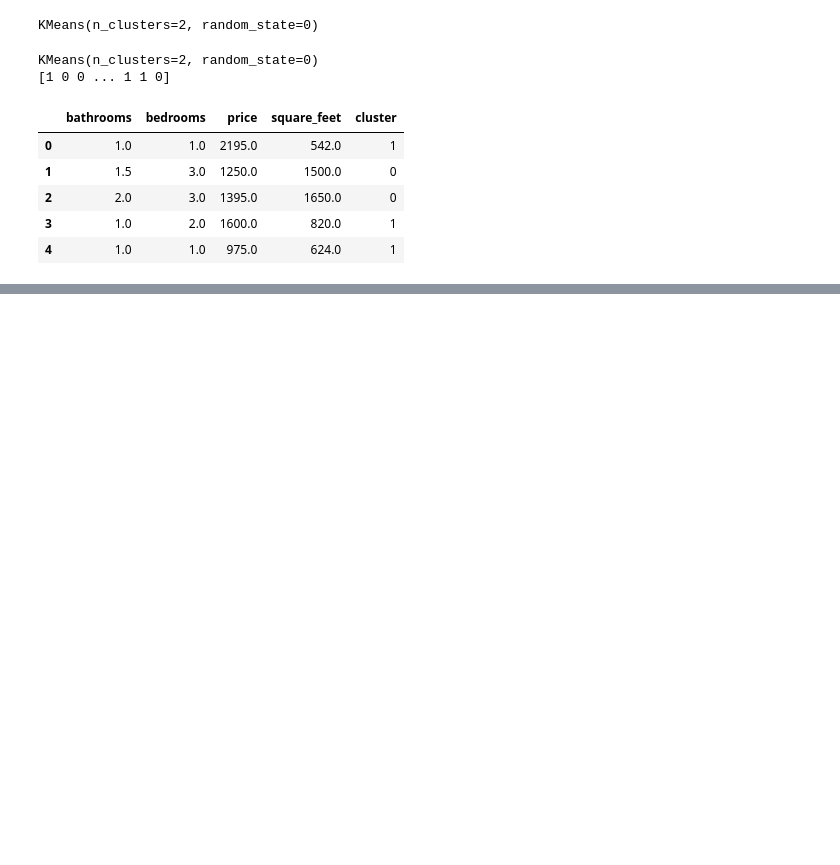
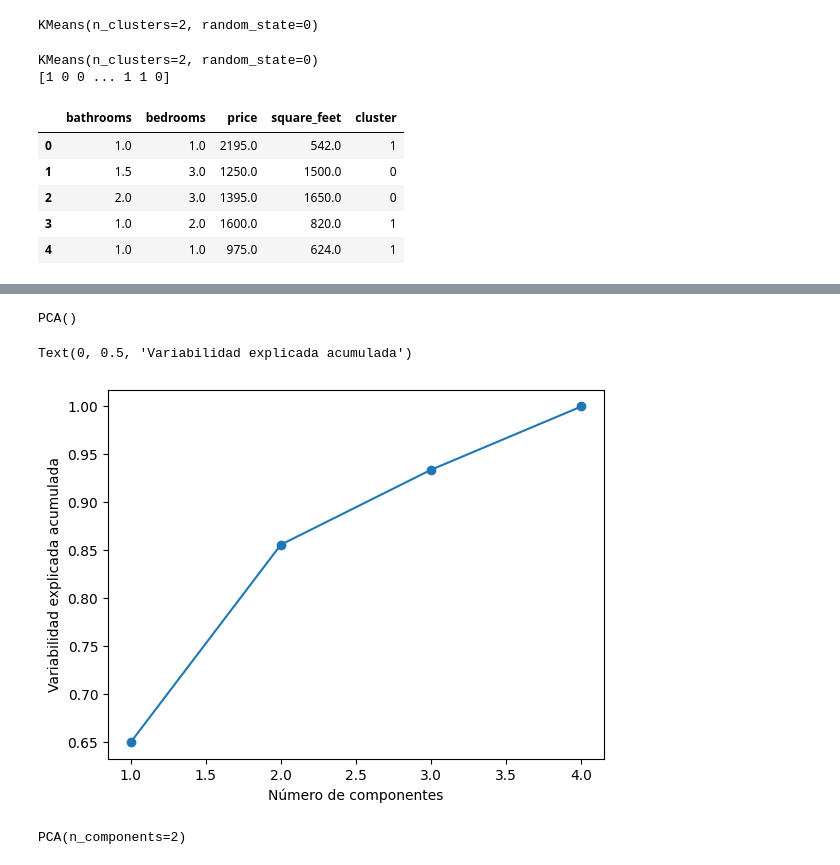
Before and after one commit to hdiazf/machine_learning_2, a Jupyter notebook: notebook/Tarea1_K-Means.ipynb, the cells around one changed output, grey strips where cells are left out. Drawn from its saved outputs; the diff is of its cells as text; code cells hidden in the pictures; blank space fills up the shorter version.

```diff
--- a/notebook/Tarea1_K-Means.ipynb
+++ b/notebook/Tarea1_K-Means.ipynb
@@ -417,0 +395,17 @@ Name: cluster, dtype: int64
+# %%
+pca_model = PCA()
+pca_model.fit(scaled_df)
+# %% [output]
+PCA()
+# %%
+plt.plot(range(1,5),pca_model.explained_variance_ratio_.cumsum(), marker = 'o')
+plt.xlabel('Número de componentes')
+plt.ylabel('Variabilidad explicada acumulada')
+# %% [output]
+Text(0, 0.5, 'Variabilidad explicada acumulada')
+[figure, added]
+# %%
+pca_model = PCA(n_components=2)
+pca_model.fit(scaled_df)
+# %% [output]
+PCA(n_components=2)
```
Also changed, not shown: parts of 21 cells of this notebook.
